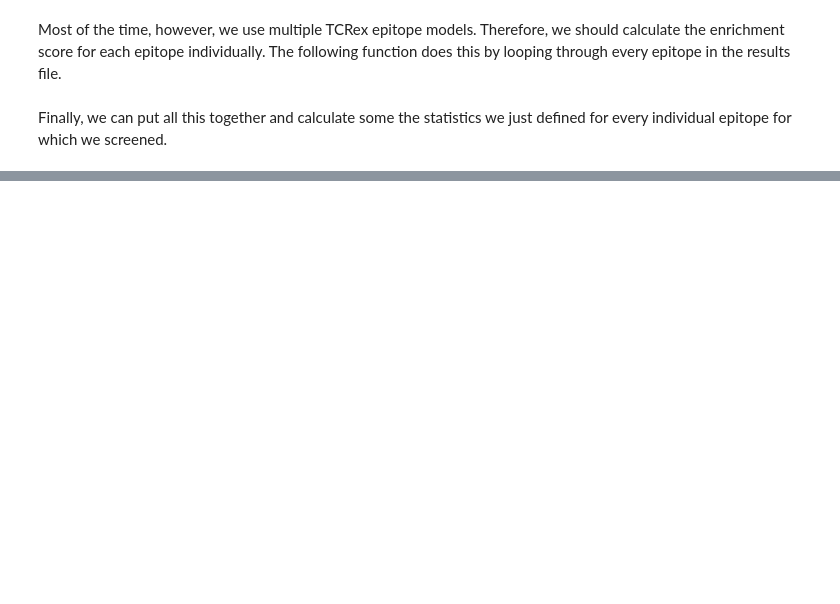
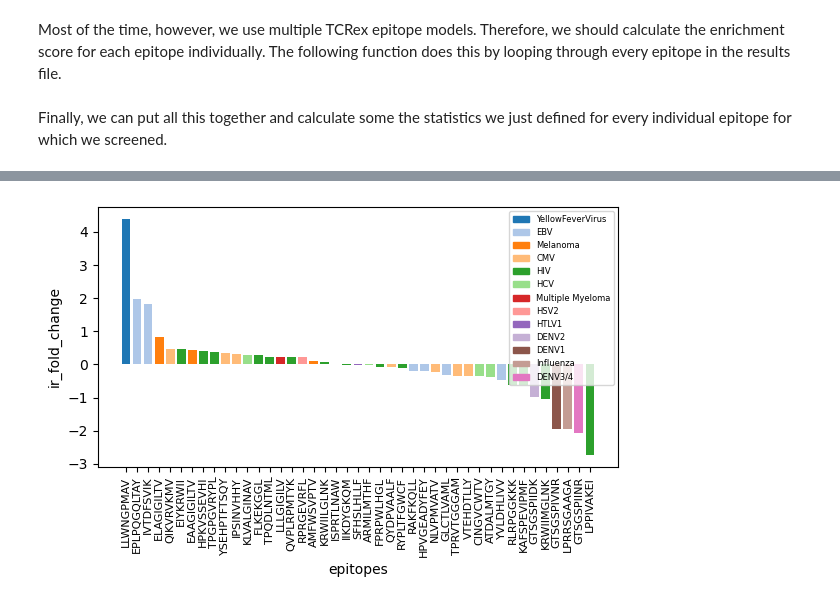
Before and after one commit to svalkiers/MMB_antigen_receptor_repertoire_tools, a Jupyter notebook: notebooks/part3_tcrex_stats.ipynb, the cells around one changed output, grey strips where cells are left out. Drawn from its saved outputs; the diff is of its cells as text; code cells hidden in the pictures; blank space fills up the shorter version.

```diff
--- a/notebooks/part3_tcrex_stats.ipynb
+++ b/notebooks/part3_tcrex_stats.ipynb
@@ -193,0 +289,18 @@ fig, ax = plt.subplots(dpi = 150)
+# %%
+import numpy as np
+
+metrics_day_0["timepoint"] = 0
+metrics_day_15["timepoint"] = 15
+
+metrics = metrics_day_0.merge(right = metrics_day_15, on = ["epitope", "pathology"], how = "outer")
+
+ir_cols = ["identification_rate_x", "identification_rate_y"]
+p_cols = ["p_value_x", "p_value_y", "adjusted_p_value_x", "adjusted_p_value_y"]
+
+metrics[ir_cols] = metrics[ir_cols].fillna(0) + 0.0001
+metrics[p_cols] = metrics[p_cols].fillna(1)
+metrics["timepoint_x"] = metrics["timepoint_x"].fillna(0)
+metrics["timepoint_y"] = metrics["timepoint_y"].fillna(15)
+
+metrics["ir_fold_change"] = np.log2(metrics.identification_rate_y / metrics.identification_rate_x)
+metrics.head()
@@ -193,0 +314,4 @@ fig, ax = plt.subplots(dpi = 150)
+# %%
+plot_epitope_distribution(metrics_df = metrics, y_value = "ir_fold_change", name = "epitope_fold_change")
+# %% [output]
+[figure, added]
```
Also changed, not shown: parts of 20 cells of this notebook, 3 other files.
